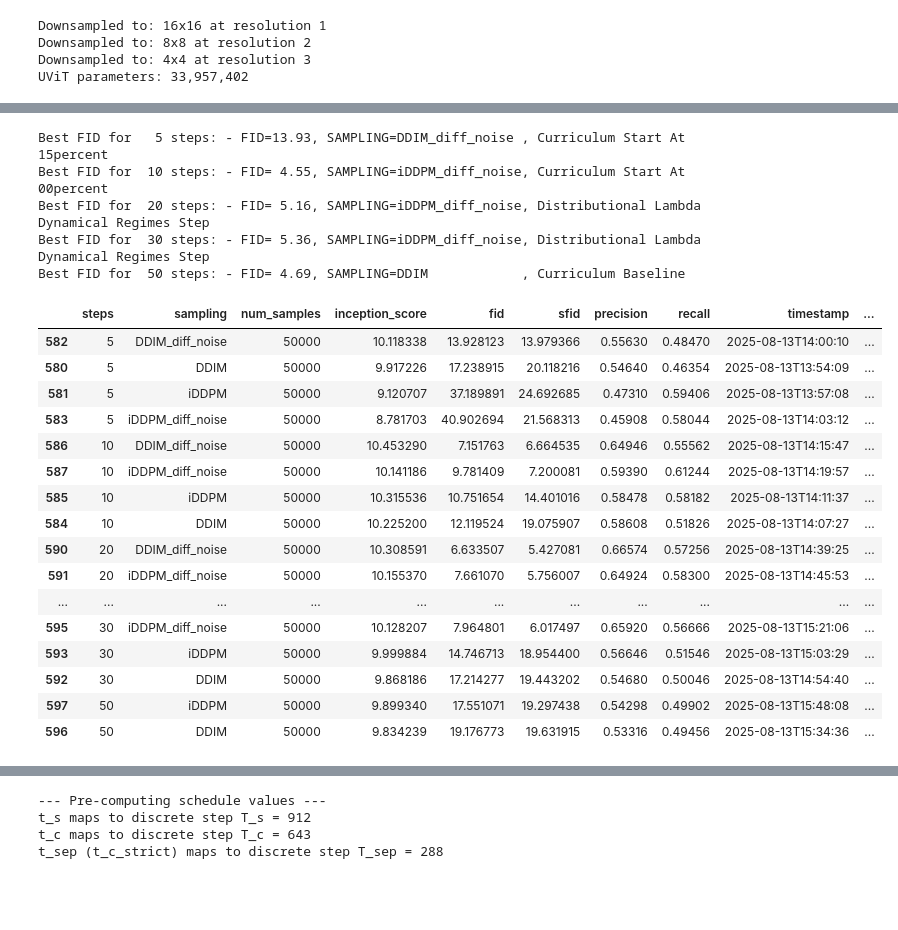
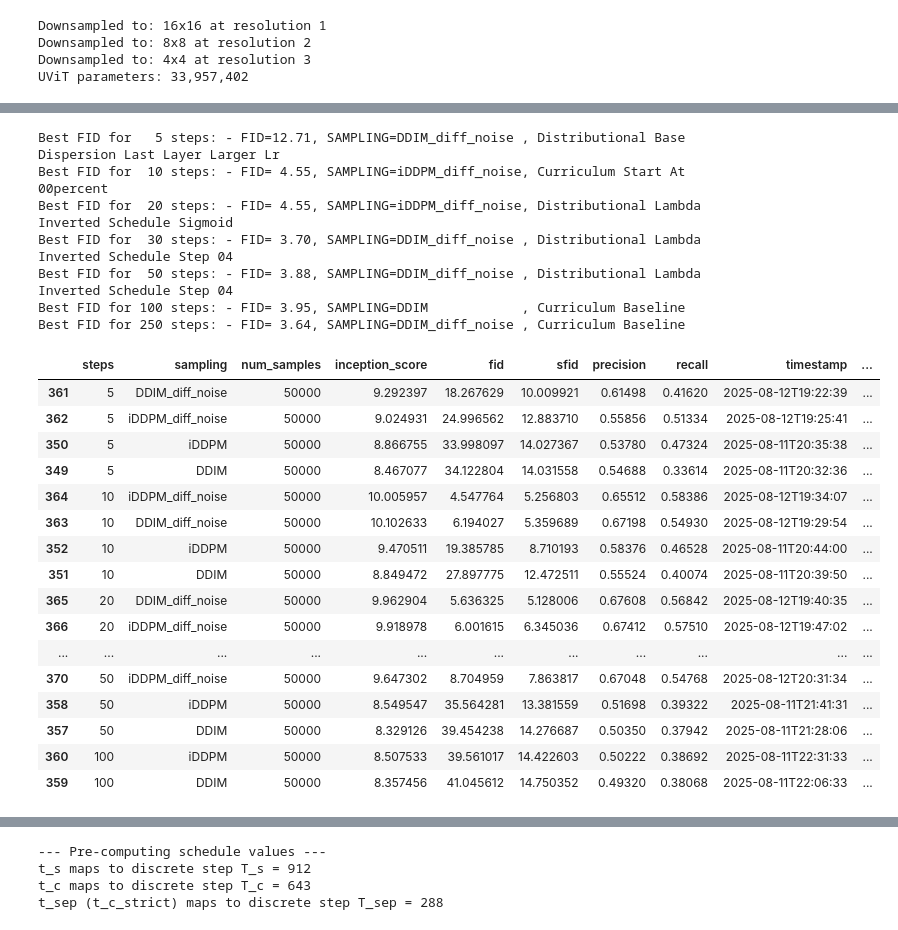
Before and after one commit to tommymarto/guided-diffusion, a Jupyter notebook: scripts_extra/main.ipynb, the cells around one changed output, grey strips where cells are left out. Drawn from its saved outputs; the diff is of its cells as text; code cells hidden in the pictures; blank space fills up the shorter version.

```diff
--- a/scripts_extra/main.ipynb
+++ b/scripts_extra/main.ipynb
@@ -2332,13 +2332,13 @@ def get_display_name_from_exp_name(exp_name: str) -> str:
     parts = exp_name.split('_')
     new_parts = []
     for i in range(len(parts)):
-        words_to_skip = ["cifar10", "samples", "final"]
+        words_to_skip = ["cifar10", "samples", "final", "aaa", "bbb"]
         for w in words_to_skip:
             if w in parts[i].lower():
                 break
         else:
             # Capitalize the first letter of each part and handle special cases
-            if parts[i].lower().startswith("aaa"):
+            if parts[i].lower().startswith("aaa") or parts[i].lower().startswith("bbb"):
                 parts[i] = parts[i][3:].capitalize()  # Skip "aaa" prefix
 
             if parts[i] == "cond":
@@ -2358,6 +2358,10 @@ result_files += [
     # f"{base_dir}/curriculum/samples_FINAL3_curriculum_start_at_00percent/results.csv",
     f"{base_dir}/samples_cifar10_cond_openai/results.csv"
 ]
+result_files = [
+    f for f in result_files
+    if "lambda" not in f or "inverted_schedule" in f
+]
 
 cumulative_df = pd.DataFrame()
 
@@ -2371,7 +2375,7 @@ for samples_dir in result_files:
 
         # Filter data based on provided parameters
         filtered_df = df[
-            (df['steps'].isin([5, 10, 20, 30, 50])) &
+            (df['steps'].isin([5, 10, 20, 30, 50, 100, 250])) &
             # (df['cfg'].isin(args.cfg_scales)) &
             (df['sampling'].isin(["DDIM", "iDDPM", "DDIM_diff_noise", "iDDPM_diff_noise"])) &
             (df['num_samples'] == 50000)  # Assuming 50000 samples for FID
@@ -2412,7 +2416,7 @@ Processing samples directory: /ceph/scratch/martorellat/guided_diffusion//sample
 # %%
 # cumulative_df[cumulative_df["steps"] == 100].sort_values("fid")
 
-for i in [5, 10, 20, 30, 50]:
+for i in [5, 10, 20, 30, 50, 100, 250]:
     # print name of best fid
     # best_fid_df = cumulative_df[(cumulative_df["steps"] == i) & (cumulative_df["sampling"] == "DDIM_diff_noise")].sort_values("fid")
     best_fid_df = cumulative_df[(cumulative_df["steps"] == i)].sort_values("fid")
@@ -2424,34 +2428,37 @@ for i in [5, 10, 20, 30, 50]:
 
 # cumulative_df[cumulative_df["steps"] == 5].sort_values("inception_score", ascending=False)
 # %% [output]
-Best FID for   5 steps: - FID=13.93, SAMPLING=DDIM_diff_noise , Curriculum Start At 15percent
+Best FID for   5 steps: - FID=12.71, SAMPLING=DDIM_diff_noise , Distributional Base Dispersion Last Layer Larger Lr
 Best FID for  10 steps: - FID= 4.55, SAMPLING=iDDPM_diff_noise, Curriculum Start At 00percent
-Best FID for  20 steps: - FID= 5.16, SAMPLING=iDDPM_diff_noise, Distributional Lambda Dynamical Regimes Step
-Best FID for  30 steps: - FID= 5.36, SAMPLING=iDDPM_diff_noise, Distributional Lambda Dynamical Regimes Step
-Best FID for  50 steps: - FID= 4.69, SAMPLING=DDIM            , Curriculum Baseline
+Best FID for  20 steps: - FID= 4.55, SAMPLING=iDDPM_diff_noise, Distributional Lambda Inverted Schedule Sigmoid
+Best FID for  30 steps: - FID= 3.70, SAMPLING=DDIM_diff_noise , Distributional Lambda Inverted Schedule Step 04
+Best FID for  50 steps: - FID= 3.88, SAMPLING=DDIM_diff_noise , Distributional Lambda Inverted Schedule Step 04
+Best FID for 100 steps: - FID= 3.95, SAMPLING=DDIM            , Curriculum Baseline
+Best FID for 250 steps: - FID= 3.64, SAMPLING=DDIM_diff_noise , Curriculum Baseline
 # %%
 from IPython.display import display
-display(cumulative_df[cumulative_df["exp_name"] == "Curriculum Start At 15percent"].sort_values(["steps", "fid"], ascending=True))
-# display(cumulative_df[cumulative_df["exp_name"] == "Curriculum Start At 20percent"].sort_values(["steps", "fid"], ascending=True))
-# display(cumulative_df[(cumulative_df["steps"] == 10) & (cumulative_df["sampling"].isin(["DDIM_diff_noise"]))].sort_values("fid", ascending=True).drop_duplicates(subset=['exp_name'], keep='first'))
+# display(cumulative_df[cumulative_df["exp_name"] == "Curriculum Baseline"].sort_values(["steps", "fid"], ascending=True))
+display(cumulative_df[cumulative_df["exp_name"] == "Curriculum Start At 00percent"].sort_values(["steps", "fid"], ascending=True))
+# display(cumulative_df[(cumulative_df["steps"].isin([10, 20, 30, 50])) & (cumulative_df["sampling"].isin(["DDIM_diff_noise", "iDDPM_diff_noise"])) & (cumulative_df["exp_name"].str.contains("Curriculum"))].sort_values(["fid"], ascending=True).drop_duplicates(subset=['steps', 'exp_name'], keep='first').sort_values(["steps", "fid"], ascending=True))
+# display(cumulative_df[(cumulative_df["exp_name"] == "Curriculum Baseline") & (cumulative_df["sampling"].isin(["DDIM_diff_noise", "iDDPM_diff_noise"]))].sort_values(["steps", "fid"], ascending=True))
 # %% [output]
 |  | steps | sampling | num_samples | inception_score | fid | sfid | precision | recall | timestamp | ... |
-| 582 | 5 | DDIM_diff_noise | 50000 | 10.118338 | 13.928123 | 13.979366 | 0.55630 | 0.48470 | 2025-08-13T14:00:10 | ... |
-| 580 | 5 | DDIM | 50000 | 9.917226 | 17.238915 | 20.118216 | 0.54640 | 0.46354 | 2025-08-13T13:54:09 | ... |
-| 581 | 5 | iDDPM | 50000 | 9.120707 | 37.189891 | 24.692685 | 0.47310 | 0.59406 | 2025-08-13T13:57:08 | ... |
-| 583 | 5 | iDDPM_diff_noise | 50000 | 8.781703 | 40.902694 | 21.568313 | 0.45908 | 0.58044 | 2025-08-13T14:03:12 | ... |
-| 586 | 10 | DDIM_diff_noise | 50000 | 10.453290 | 7.151763 | 6.664535 | 0.64946 | 0.55562 | 2025-08-13T14:15:47 | ... |
-| 587 | 10 | iDDPM_diff_noise | 50000 | 10.141186 | 9.781409 | 7.200081 | 0.59390 | 0.61244 | 2025-08-13T14:19:57 | ... |
-| 585 | 10 | iDDPM | 50000 | 10.315536 | 10.751654 | 14.401016 | 0.58478 | 0.58182 | 2025-08-13T14:11:37 | ... |
-| 584 | 10 | DDIM | 50000 | 10.225200 | 12.119524 | 19.075907 | 0.58608 | 0.51826 | 2025-08-13T14:07:27 | ... |
-| 590 | 20 | DDIM_diff_noise | 50000 | 10.308591 | 6.633507 | 5.427081 | 0.66574 | 0.57256 | 2025-08-13T14:39:25 | ... |
-| 591 | 20 | iDDPM_diff_noise | 50000 | 10.155370 | 7.661070 | 5.756007 | 0.64924 | 0.58300 | 2025-08-13T14:45:53 | ... |
+| 361 | 5 | DDIM_diff_noise | 50000 | 9.292397 | 18.267629 | 10.009921 | 0.61498 | 0.41620 | 2025-08-12T19:22:39 | ... |
+| 362 | 5 | iDDPM_diff_noise | 50000 | 9.024931 | 24.996562 | 12.883710 | 0.55856 | 0.51334 | 2025-08-12T19:25:41 | ... |
+| 350 | 5 | iDDPM | 50000 | 8.866755 | 33.998097 | 14.027367 | 0.53780 | 0.47324 | 2025-08-11T20:35:38 | ... |
+| 349 | 5 | DDIM | 50000 | 8.467077 | 34.122804 | 14.031558 | 0.54688 | 0.33614 | 2025-08-11T20:32:36 | ... |
+| 364 | 10 | iDDPM_diff_noise | 50000 | 10.005957 | 4.547764 | 5.256803 | 0.65512 | 0.58386 | 2025-08-12T19:34:07 | ... |
+| 363 | 10 | DDIM_diff_noise | 50000 | 10.102633 | 6.194027 | 5.359689 | 0.67198 | 0.54930 | 2025-08-12T19:29:54 | ... |
+| 352 | 10 | iDDPM | 50000 | 9.470511 | 19.385785 | 8.710193 | 0.58376 | 0.46528 | 2025-08-11T20:44:00 | ... |
+| 351 | 10 | DDIM | 50000 | 8.849472 | 27.897775 | 12.472511 | 0.55524 | 0.40074 | 2025-08-11T20:39:50 | ... |
+| 365 | 20 | DDIM_diff_noise | 50000 | 9.962904 | 5.636325 | 5.128006 | 0.67608 | 0.56842 | 2025-08-12T19:40:35 | ... |
+| 366 | 20 | iDDPM_diff_noise | 50000 | 9.918978 | 6.001615 | 6.345036 | 0.67412 | 0.57510 | 2025-08-12T19:47:02 | ... |
 | ... | ... | ... | ... | ... | ... | ... | ... | ... | ... | ... |
-| 595 | 30 | iDDPM_diff_noise | 50000 | 10.128207 | 7.964801 | 6.017497 | 0.65920 | 0.56666 | 2025-08-13T15:21:06 | ... |
-| 593 | 30 | iDDPM | 50000 | 9.999884 | 14.746713 | 18.954400 | 0.56646 | 0.51546 | 2025-08-13T15:03:29 | ... |
-| 592 | 30 | DDIM | 50000 | 9.868186 | 17.214277 | 19.443202 | 0.54680 | 0.50046 | 2025-08-13T14:54:40 | ... |
-| 597 | 50 | iDDPM | 50000 | 9.899340 | 17.551071 | 19.297438 | 0.54298 | 0.49902 | 2025-08-13T15:48:08 | ... |
-| 596 | 50 | DDIM | 50000 | 9.834239 | 19.176773 | 19.631915 | 0.53316 | 0.49456 | 2025-08-13T15:34:36 | ... |
+| 370 | 50 | iDDPM_diff_noise | 50000 | 9.647302 | 8.704959 | 7.863817 | 0.67048 | 0.54768 | 2025-08-12T20:31:34 | ... |
+| 358 | 50 | iDDPM | 50000 | 8.549547 | 35.564281 | 13.381559 | 0.51698 | 0.39322 | 2025-08-11T21:41:31 | ... |
+| 357 | 50 | DDIM | 50000 | 8.329126 | 39.454238 | 14.276687 | 0.50350 | 0.37942 | 2025-08-11T21:28:06 | ... |
+| 360 | 100 | iDDPM | 50000 | 8.507533 | 39.561017 | 14.422603 | 0.50222 | 0.38692 | 2025-08-11T22:31:33 | ... |
+| 359 | 100 | DDIM | 50000 | 8.357456 | 41.045612 | 14.750352 | 0.49320 | 0.38068 | 2025-08-11T22:06:33 | ... |
 # %%
 fid_entries_needed = 4 * 5  # 4 algorithms, 5 steps
 total_experiments = (
```
Also changed, not shown: parts of 3 cells of this notebook, 37 other files.
